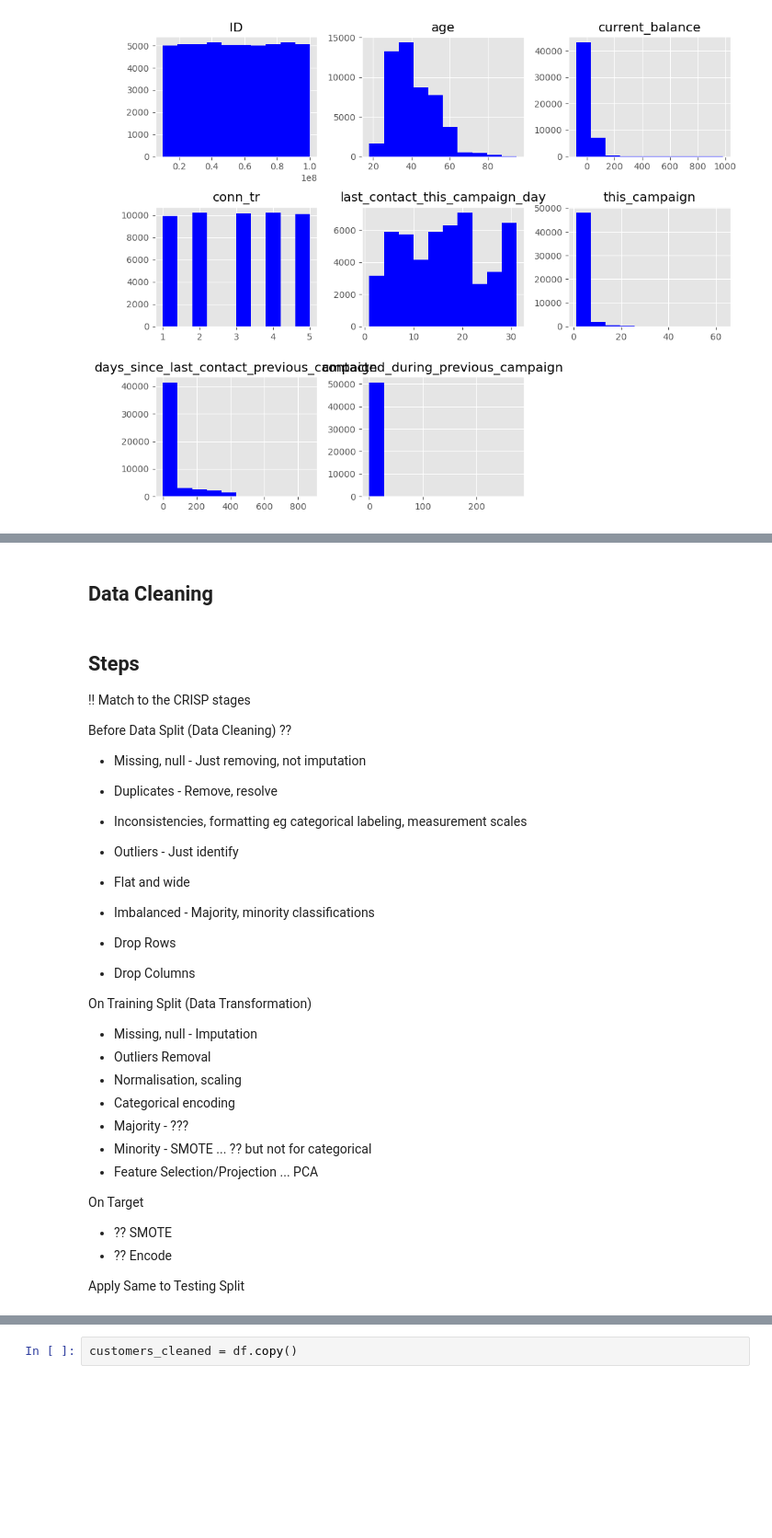
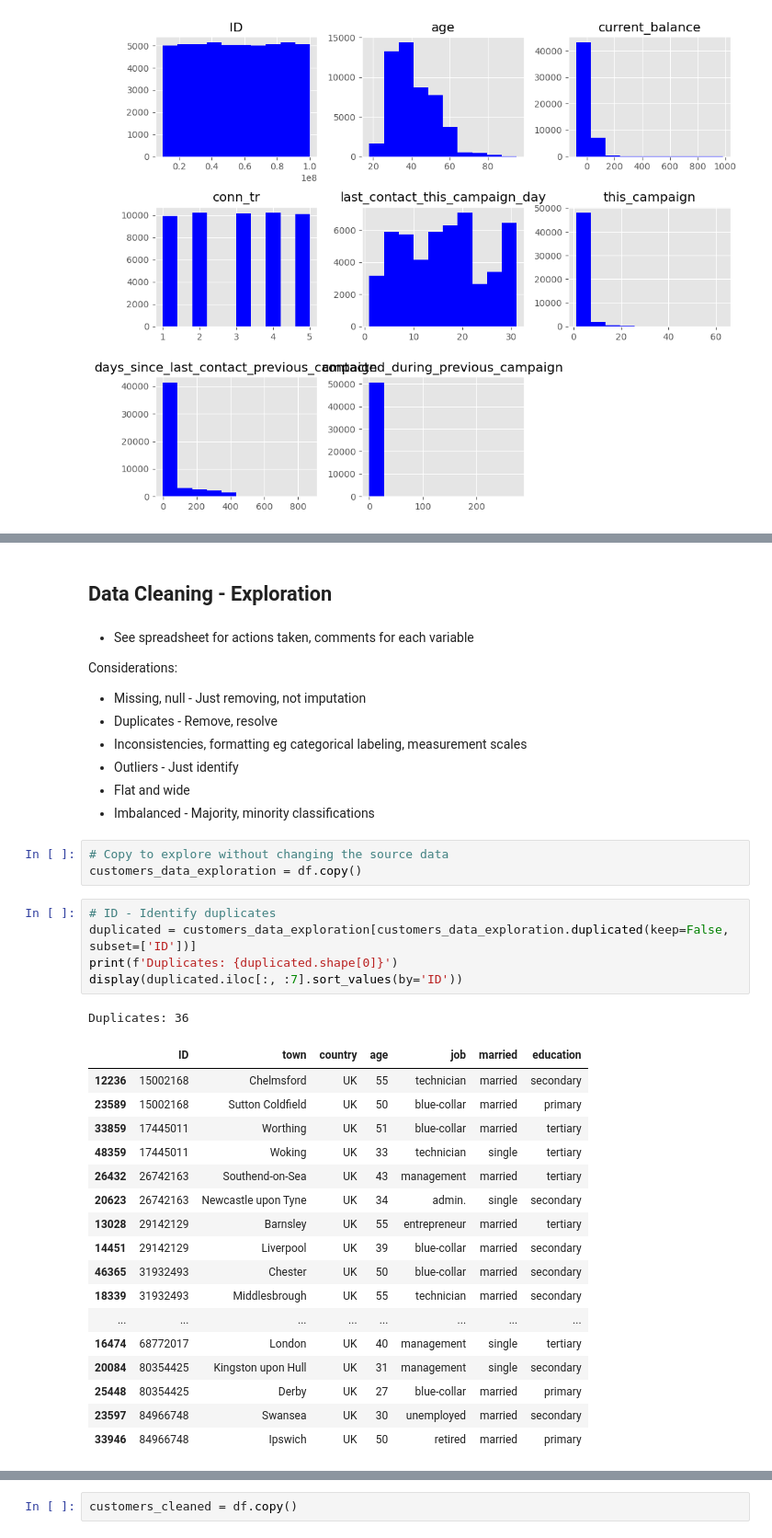
Before and after one commit to StuartG24/Telecom_Customer_Targeting, a Jupyter notebook: _Notebooks/1. Data_Load_Clean.ipynb, the cells around one changed output, grey strips where cells are left out. Shown at 92% size. Cells and saved outputs as stored; diff of their text form; blank space fills up the shorter version.

```diff
--- a/_Notebooks/1. Data_Load_Clean.ipynb
+++ b/_Notebooks/1. Data_Load_Clean.ipynb
@@ -121,36 +163,39 @@ plt.show
 # %% [markdown]
-## Data Cleaning
+## Data Cleaning - Exploration
 # %% [markdown]
-## Steps
+- See spreadsheet for actions taken, comments for each variable
 
-!! Match to the CRISP stages
-
-Before Data Split (Data Cleaning) ??
-
+Considerations:
 - Missing, null - Just removing, not imputation
 - Duplicates - Remove, resolve
 - Inconsistencies, formatting eg categorical labeling, measurement scales
 - Outliers - Just identify
 - Flat and wide
 - Imbalanced - Majority, minority classifications
-
-- Drop Rows
-- Drop Columns
-
-On Training Split (Data Transformation)
-
-- Missing, null - Imputation
-- Outliers Removal
-- Normalisation, scaling
-- Categorical encoding
-- Majority - ???
-- Minority - SMOTE ... ?? but not for categorical
-- Feature Selection/Projection ... PCA
-
-On Target
-
-- ?? SMOTE
-- ?? Encode
-
-
-Apply Same to Testing Split
+# %%
+# Copy to explore without changing the source data
+customers_data_exploration = df.copy()
+# %%
+# ID - Identify duplicates
+duplicated = customers_data_exploration[customers_data_exploration.duplicated(keep=False, subset=['ID'])]
+print(f'Duplicates: {duplicated.shape[0]}')
+display(duplicated.iloc[:, :7].sort_values(by='ID'))
+# %% [output]
+Duplicates: 36
+|  | ID | town | country | age | job | married | education |
+| 12236 | 15002168 | Chelmsford | UK | 55 | technician | married | secondary |
+| 23589 | 15002168 | Sutton Coldfield | UK | 50 | blue-collar | married | primary |
+| 33859 | 17445011 | Worthing | UK | 51 | blue-collar | married | tertiary |
+| 48359 | 17445011 | Woking | UK | 33 | technician | single | tertiary |
+| 26432 | 26742163 | Southend-on-Sea | UK | 43 | management | married | tertiary |
+| 20623 | 26742163 | Newcastle upon Tyne | UK | 34 | admin. | single | secondary |
+| 13028 | 29142129 | Barnsley | UK | 55 | entrepreneur | married | tertiary |
+| 14451 | 29142129 | Liverpool | UK | 39 | blue-collar | married | secondary |
+| 46365 | 31932493 | Chester | UK | 50 | blue-collar | married | secondary |
+| 18339 | 31932493 | Middlesbrough | UK | 55 | technician | married | secondary |
+| ... | ... | ... | ... | ... | ... | ... | ... |
+| 16474 | 68772017 | London | UK | 40 | management | single | tertiary |
+| 20084 | 80354425 | Kingston upon Hull | UK | 31 | management | single | secondary |
+| 25448 | 80354425 | Derby | UK | 27 | blue-collar | married | primary |
+| 23597 | 84966748 | Swansea | UK | 30 | unemployed | married | secondary |
+| 33946 | 84966748 | Ipswich | UK | 50 | retired | married | primary |
```
Also changed, not shown: parts of 6 cells of this notebook, 5 other files.
